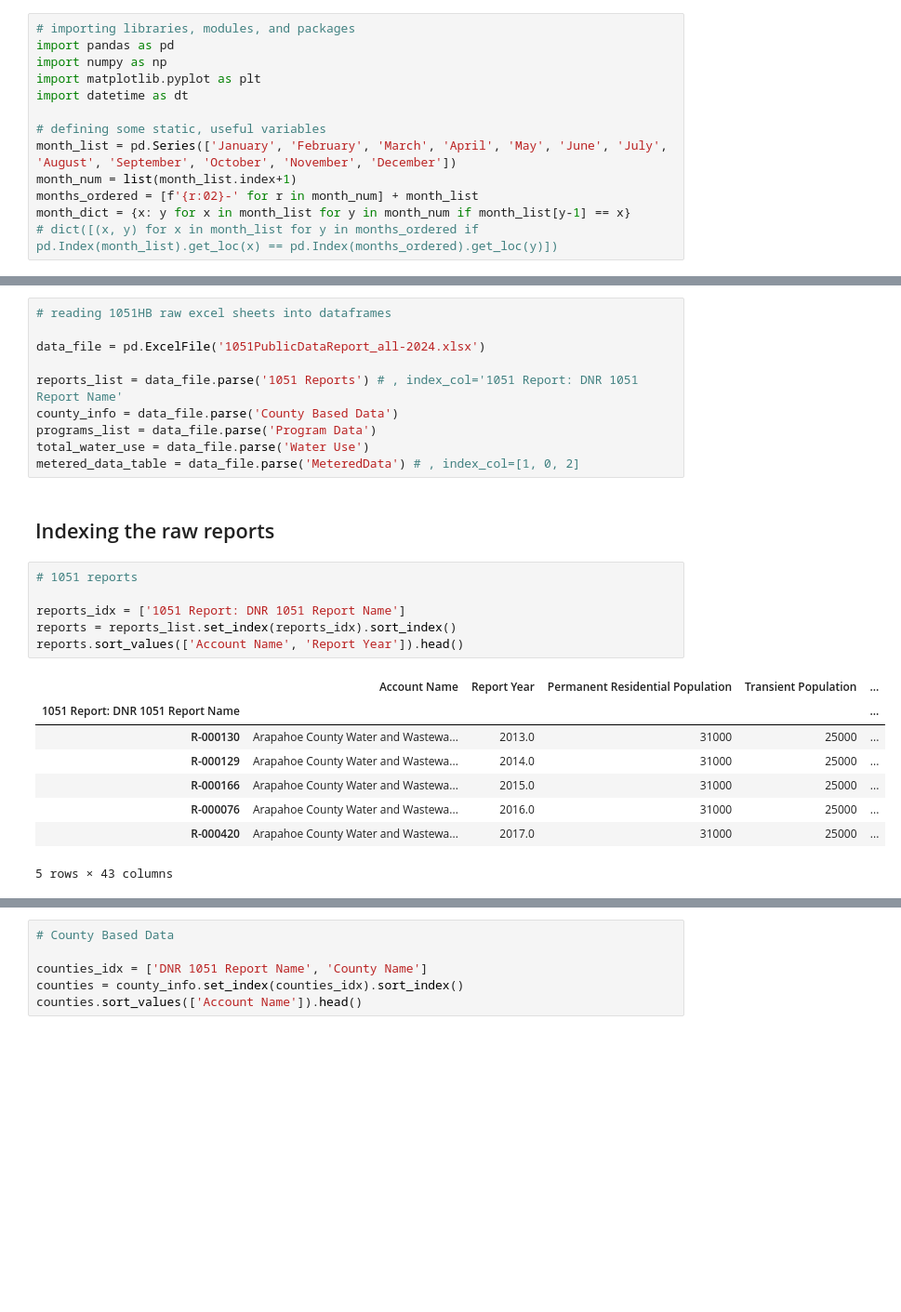
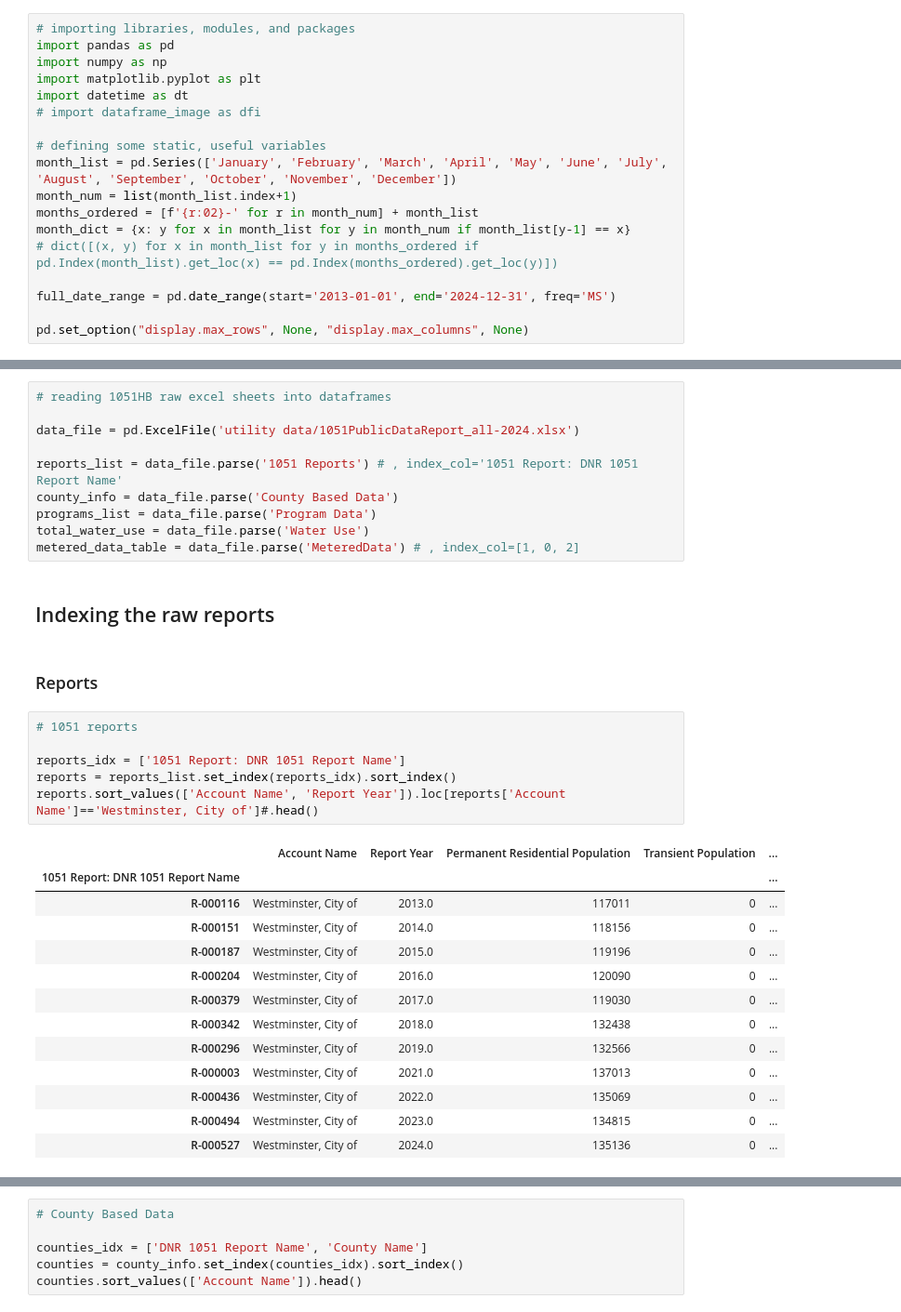
Before and after one commit to jade-fp/hub-gra-cwcb-rates, a Jupyter notebook: analysis_notes_tbd.ipynb, the cells around one changed output, grey strips where cells are left out. Shown: that part at 93% size. Cells and saved outputs as stored; diff of their text form; blank space fills up the shorter version.

```diff
--- a/analysis_notes_tbd.ipynb
+++ b/analysis_notes_tbd.ipynb
@@ -28,6 +40,7 @@ import pandas as pd
 import numpy as np
 import matplotlib.pyplot as plt
 import datetime as dt
+# import dataframe_image as dfi
 
 # defining some static, useful variables
 month_list = pd.Series(['January', 'February', 'March', 'April', 'May', 'June', 'July', 'August', 'September', 'October', 'November', 'December'])
@@ -35,3 +48,7 @@ month_num = list(month_list.index+1)
 months_ordered = [f'{r:02}-' for r in month_num] + month_list
 month_dict = {x: y for x in month_list for y in month_num if month_list[y-1] == x}
 # dict([(x, y) for x in month_list for y in months_ordered if pd.Index(month_list).get_loc(x) == pd.Index(months_ordered).get_loc(y)])
+
+full_date_range = pd.date_range(start='2013-01-01', end='2024-12-31', freq='MS')
+
+pd.set_option("display.max_rows", None, "display.max_columns", None)
@@ -40,7 +85,7 @@ month_dict = {x: y for x in month_list for y in month_num if month_list[y-1] ==
 # %%
 # reading 1051HB raw excel sheets into dataframes
 
-data_file = pd.ExcelFile('1051PublicDataReport_all-2024.xlsx')
+data_file = pd.ExcelFile('utility data/1051PublicDataReport_all-2024.xlsx')
 
 reports_list = data_file.parse('1051 Reports') # , index_col='1051 Report: DNR 1051 Report Name'
 county_info = data_file.parse('County Based Data')
@@ -49,18 +94,25 @@ total_water_use = data_file.parse('Water Use')
 metered_data_table = data_file.parse('MeteredData') # , index_col=[1, 0, 2]
 # %% [markdown]
 ## Indexing the raw reports
+# %% [markdown]
+### Reports
 # %%
 # 1051 reports
 
 reports_idx = ['1051 Report: DNR 1051 Report Name']
 reports = reports_list.set_index(reports_idx).sort_index()
-reports.sort_values(['Account Name', 'Report Year']).head()
+reports.sort_values(['Account Name', 'Report Year']).loc[reports['Account Name']=='Westminster, City of']#.head()
 # %% [output]
 |  | Account Name | Report Year | Permanent Residential Population | Transient Population | ... |
 | 1051 Report: DNR 1051 Report Name |  |  |  |  | ... |
-| R-000130 | Arapahoe County Water and Wastewa... | 2013.0 | 31000 | 25000 | ... |
-| R-000129 | Arapahoe County Water and Wastewa... | 2014.0 | 31000 | 25000 | ... |
-| R-000166 | Arapahoe County Water and Wastewa... | 2015.0 | 31000 | 25000 | ... |
-| R-000076 | Arapahoe County Water and Wastewa... | 2016.0 | 31000 | 25000 | ... |
-| R-000420 | Arapahoe County Water and Wastewa... | 2017.0 | 31000 | 25000 | ... |
+| R-000116 | Westminster, City of | 2013.0 | 117011 | 0 | ... |
+| R-000151 | Westminster, City of | 2014.0 | 118156 | 0 | ... |
+| R-000187 | Westminster, City of | 2015.0 | 119196 | 0 | ... |
+| R-000204 | Westminster, City of | 2016.0 | 120090 | 0 | ... |
+| R-000379 | Westminster, City of | 2017.0 | 119030 | 0 | ... |
+| R-000342 | Westminster, City of | 2018.0 | 132438 | 0 | ... |
+| R-000296 | Westminster, City of | 2019.0 | 132566 | 0 | ... |
+| R-000003 | Westminster, City of | 2021.0 | 137013 | 0 | ... |
+| R-000436 | Westminster, City of | 2022.0 | 135069 | 0 | ... |
+| R-000494 | Westminster, City of | 2023.0 | 134815 | 0 | ... |
+| R-000527 | Westminster, City of | 2024.0 | 135136 | 0 | ... |
-5 rows × 43 columns
```
Also changed, not shown: parts of 41 cells of this notebook, 32 other files.
